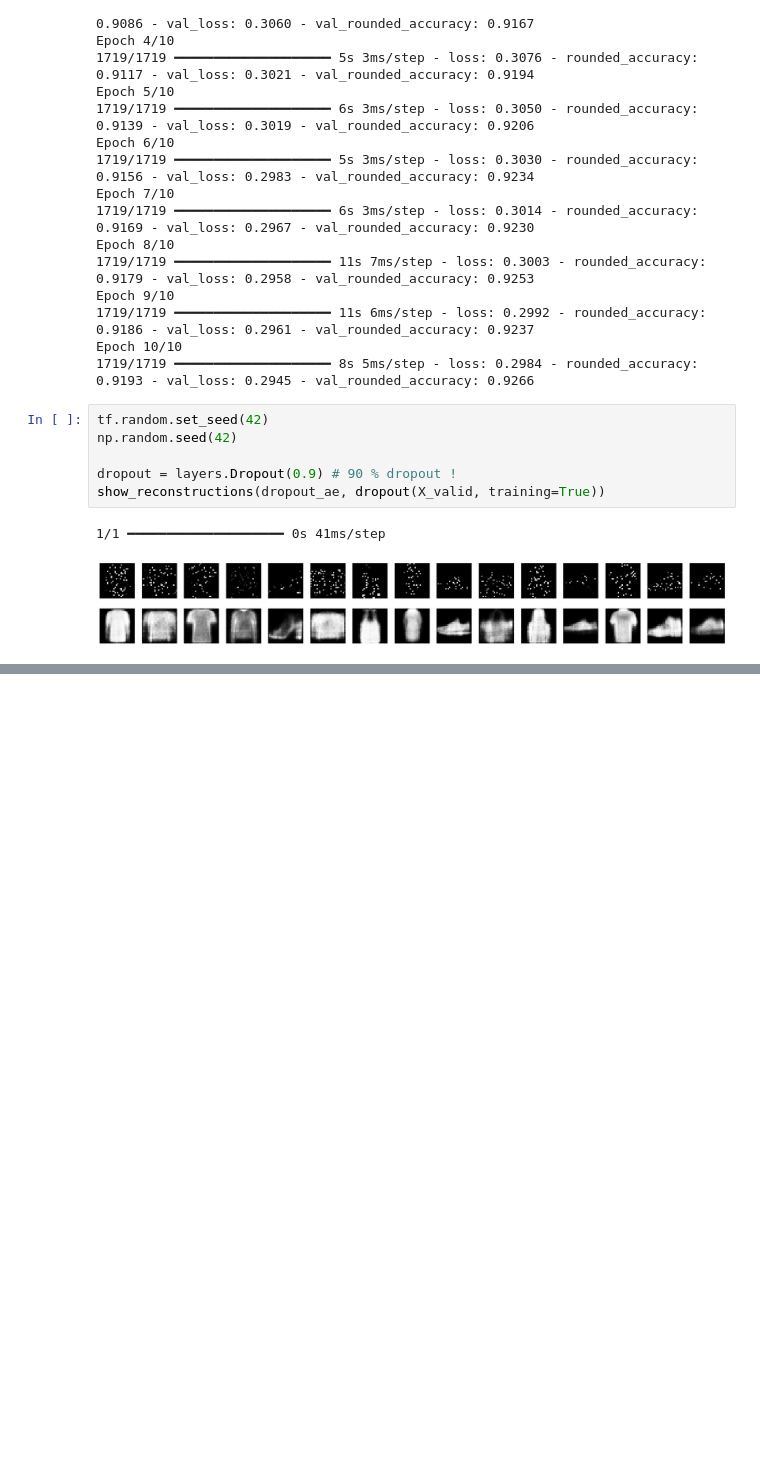
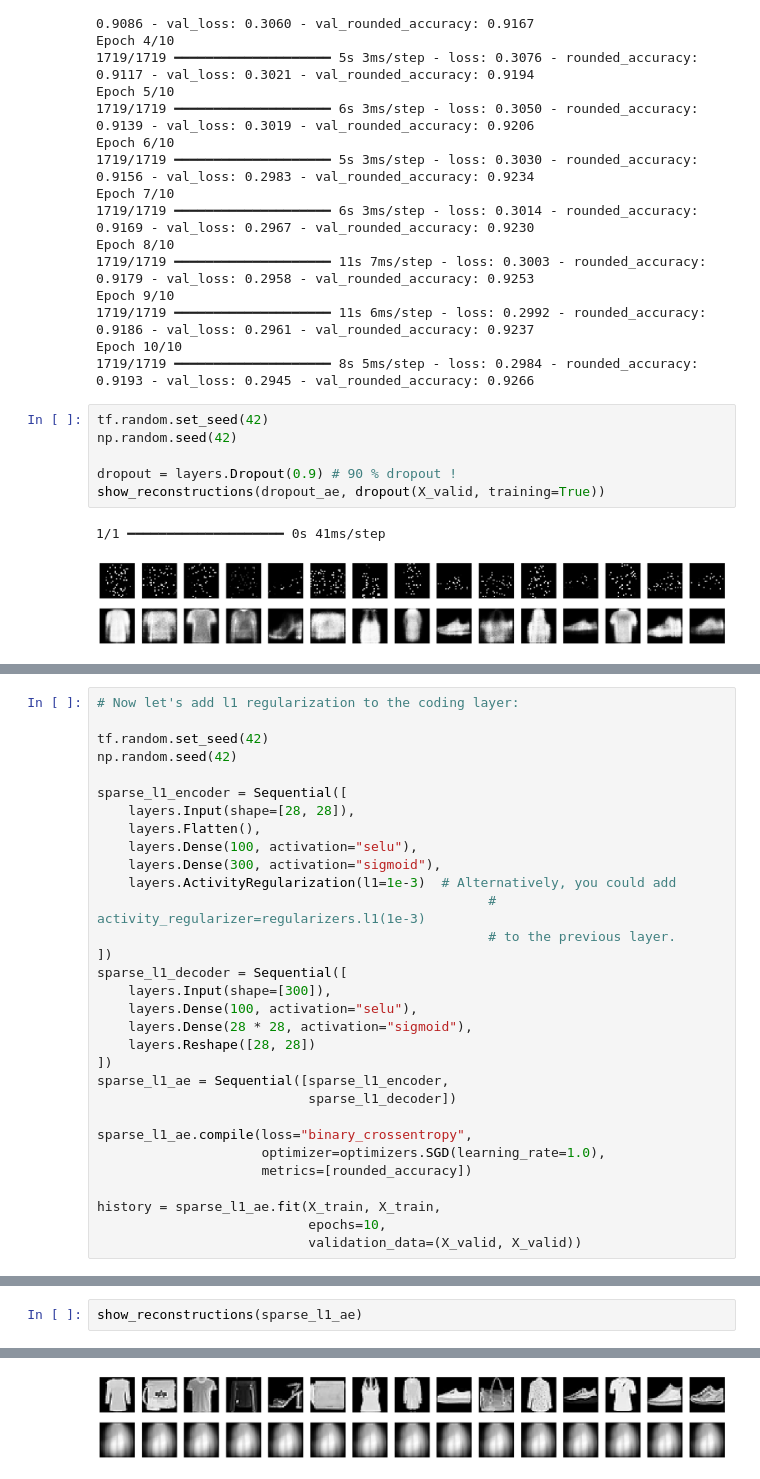
Before and after one commit to KevinShindel/MachineLearning, a Jupyter notebook: ML with TensorFlow/AutoEncoders.ipynb, the cells around one changed output, grey strips where cells are left out. Cells and saved outputs as stored; diff of their text form; blank space fills up the shorter version.

```diff
--- a/ML with TensorFlow/AutoEncoders.ipynb
+++ b/ML with TensorFlow/AutoEncoders.ipynb
@@ -633,0 +726,31 @@ show_reconstructions(dropout_ae, dropout(X_valid, training=True))
+# %%
+# Now let's add l1 regularization to the coding layer:
+
+tf.random.set_seed(42)
+np.random.seed(42)
+
+sparse_l1_encoder = Sequential([
+    layers.Input(shape=[28, 28]),
+    layers.Flatten(),
+    layers.Dense(100, activation="selu"),
+    layers.Dense(300, activation="sigmoid"),
+    layers.ActivityRegularization(l1=1e-3)  # Alternatively, you could add
+                                                  # activity_regularizer=regularizers.l1(1e-3)
+                                                  # to the previous layer.
+])
+sparse_l1_decoder = Sequential([
+    layers.Input(shape=[300]),
+    layers.Dense(100, activation="selu"),
+    layers.Dense(28 * 28, activation="sigmoid"),
+    layers.Reshape([28, 28])
+])
+sparse_l1_ae = Sequential([sparse_l1_encoder,
+                           sparse_l1_decoder])
+
+sparse_l1_ae.compile(loss="binary_crossentropy",
+                     optimizer=optimizers.SGD(learning_rate=1.0),
+                     metrics=[rounded_accuracy])
+
+history = sparse_l1_ae.fit(X_train, X_train,
+                           epochs=10,
+                           validation_data=(X_valid, X_valid))
@@ -633,0 +778,3 @@ show_reconstructions(dropout_ae, dropout(X_valid, training=True))
+# %%
+show_reconstructions(sparse_l1_ae)
+# %% [output]
@@ -633,0 +782 @@ show_reconstructions(dropout_ae, dropout(X_valid, training=True))
+[figure, added]
```
Also changed, not shown: parts of 43 cells of this notebook, 10 other files.
